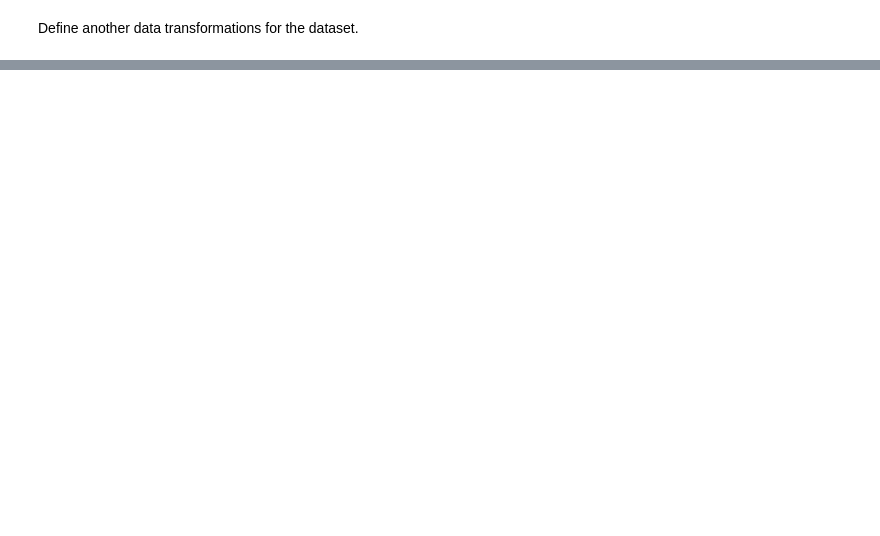
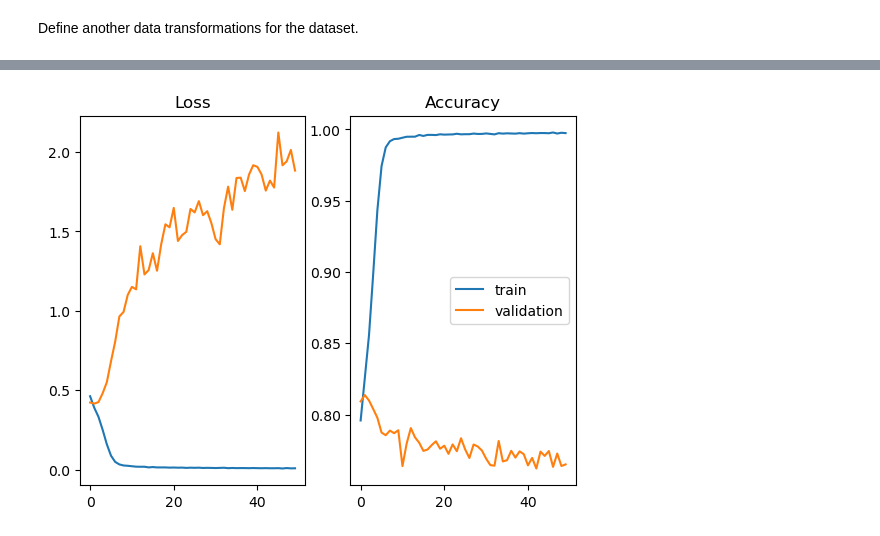
Before and after one commit to chukhranchick/histopathologic-cancer-detector, a Jupyter notebook: histopathologic-cancer-detection.ipynb, the cells around one changed output, grey strips where cells are left out. Cells and saved outputs as stored; diff of their text form; code cells hidden in the pictures; blank space fills up the shorter version.

```diff
--- a/histopathologic-cancer-detection.ipynb
+++ b/histopathologic-cancer-detection.ipynb
@@ -416,0 +462,22 @@ augmented_transforms = transforms.Compose(
+# %%
+ds_len = len(dataset)
+train_size = int(0.9 * ds_len)
+validation_size = ds_len - train_size
+train_ds, validation_ds = random_split(dataset, [train_size, validation_size])
+train_dl = DataLoader(train_ds, batch_size=BATCH_SIZE, shuffle=True)
+validation_dl = DataLoader(validation_ds, batch_size=VALIDATION_BATCH_SIZE, shuffle=True)
+dataloaders = {
+    'train': train_dl,
+    'validation': validation_dl
+}
+
+stats = {
+    'train': {
+        'loss': [],
+        'accuracy': []
+    },
+    'validation': {
+        'loss': [],
+        'accuracy': []
+    }
+}
@@ -416,0 +500,13 @@ augmented_transforms = transforms.Compose(
+# %%
+fig, (ax1, ax2) = plt.subplots(nrows=1, ncols=2)
+ax1.plot(stats["train"]["loss"], label='train')
+ax1.plot(stats['validation']['loss'], label='validation')
+ax2.plot(stats['train']['accuracy'], label='train')
+ax2.plot(stats['validation']['accuracy'], label='validation')
+
+ax1.set_title('Loss')
+ax2.set_title('Accuracy')
+plt.legend()
+plt.show()
+# %% [output]
+[figure, added]
```
Also changed, not shown: parts of 21 cells of this notebook, 1 other file.
